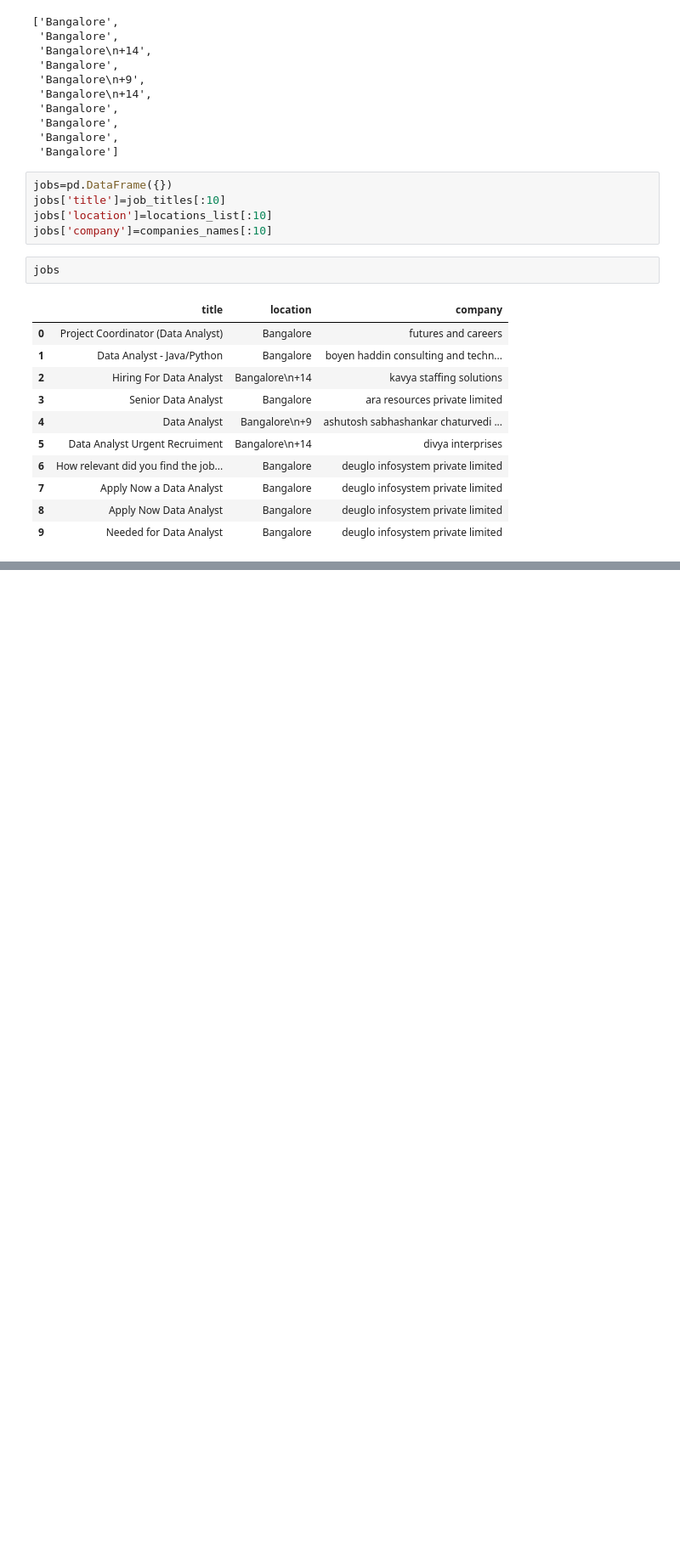
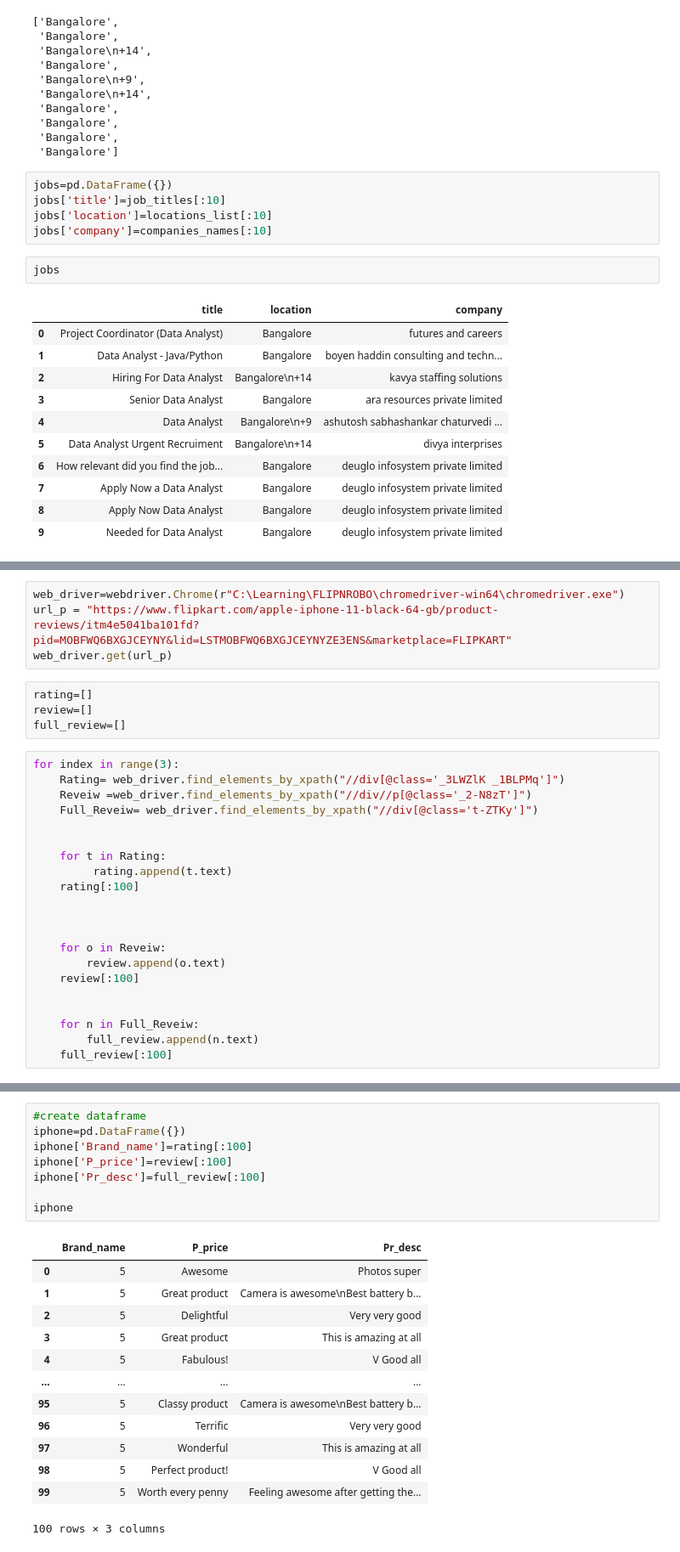
Before and after one commit to Deepti0092/flipnrobo-internship-DS2307, a Jupyter notebook: webscrapping/Webscraping Assignment-2_SOLVED.ipynb, the cells around one changed output, grey strips where cells are left out. Shown: that part at 85% size. Drawn from its saved outputs; the diff is of its cells as text; blank space fills up the shorter version.

```diff
--- a/webscrapping/Webscraping Assignment-2_SOLVED.ipynb
+++ b/webscrapping/Webscraping Assignment-2_SOLVED.ipynb
@@ -388,0 +687,29 @@ jobs
+# %%
+web_driver=webdriver.Chrome(r"C:\Learning\FLIPNROBO\chromedriver-win64\chromedriver.exe")
+url_p = "https://www.flipkart.com/apple-iphone-11-black-64-gb/product-reviews/itm4e5041ba101fd?pid=MOBFWQ6BXGJCEYNY&lid=LSTMOBFWQ6BXGJCEYNYZE3ENS&marketplace=FLIPKART"
+web_driver.get(url_p)
+# %%
+rating=[]
+review=[]
+full_review=[]
+# %%
+for index in range(3):
+    Rating= web_driver.find_elements_by_xpath("//div[@class='_3LWZlK _1BLPMq']")
+    Reveiw =web_driver.find_elements_by_xpath("//div//p[@class='_2-N8zT']")
+    Full_Reveiw= web_driver.find_elements_by_xpath("//div[@class='t-ZTKy']")
+
+
+    for t in Rating:
+         rating.append(t.text)
+    rating[:100]
+
+
+
+    for o in Reveiw:
+        review.append(o.text)
+    review[:100]
+
+
+    for n in Full_Reveiw:
+        full_review.append(n.text)
+    full_review[:100]
@@ -388,0 +723,22 @@ jobs
+# %%
+#create dataframe
+iphone=pd.DataFrame({})
+iphone['Brand_name']=rating[:100]
+iphone['P_price']=review[:100]
+iphone['Pr_desc']=full_review[:100]
+
+iphone
+# %% [output]
+|  | Brand_name | P_price | Pr_desc |
+| 0 | 5 | Awesome | Photos super |
+| 1 | 5 | Great product | Camera is awesome\nBest battery b... |
+| 2 | 5 | Delightful | Very very good |
+| 3 | 5 | Great product | This is amazing at all |
+| 4 | 5 | Fabulous! | V Good all |
+| ... | ... | ... | ... |
+| 95 | 5 | Classy product | Camera is awesome\nBest battery b... |
+| 96 | 5 | Terrific | Very very good |
+| 97 | 5 | Wonderful | This is amazing at all |
+| 98 | 5 | Perfect product! | V Good all |
+| 99 | 5 | Worth every penny | Feeling awesome after getting the... |
+100 rows × 3 columns
```
Also changed, not shown: parts of 69 cells of this notebook.
